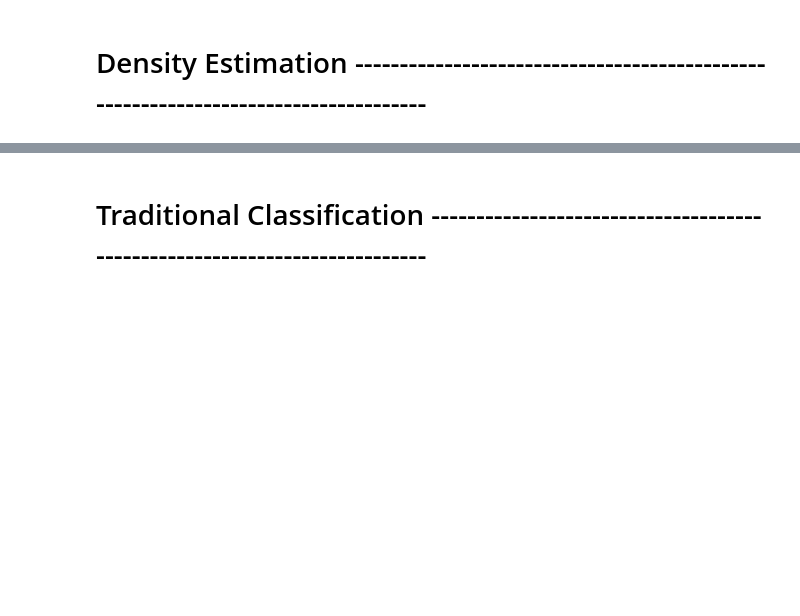
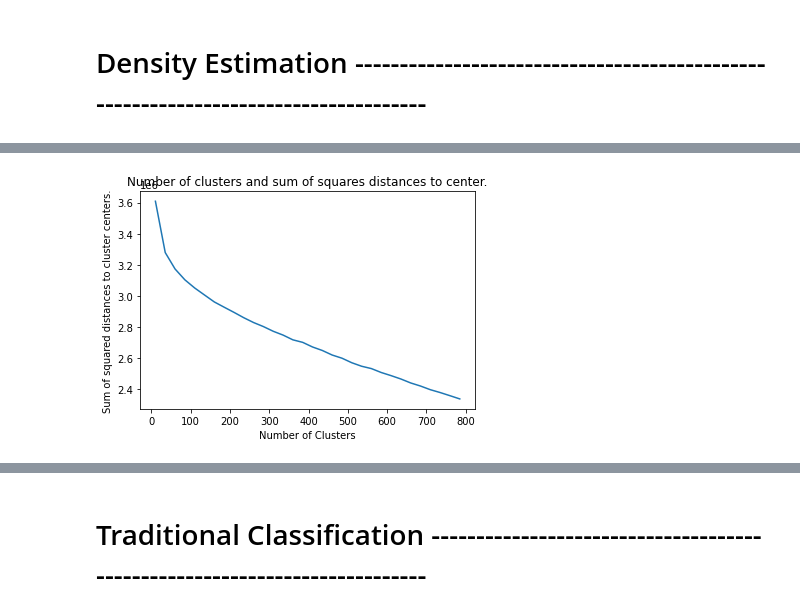
Before and after one commit to joelaniado/ml-bird-classifier, a Jupyter notebook: ml-bird-classifier.ipynb, the cells around one changed output, grey strips where cells are left out. Saved outputs shown, nothing was run; the diff lists cells and outputs as text; code cells hidden in the pictures; blank space fills up the shorter version.

```diff
--- a/ml-bird-classifier.ipynb
+++ b/ml-bird-classifier.ipynb
@@ -124,7 +124,7 @@ np.random.RandomState(seed)
 
 #Declare variables
 train_file, valid_file, test_file = 'data/birds/train/', 'data/birds/valid/', 'data/birds/test/'
-num_species = 8
+num_species = 7
 num_pics_train, num_pics_val, num_pics_test = 840, 5, 5
 size = (64,64)
 
@@ -296,21 +260,19 @@ X_test, y_test = get_Xy(test_pictures)
 #scale_X_train, kpc = dim_reduction_kernelcosine(X_train)
 #scale_X_val = kpc.transform(X_val)
 #scale_X_test = kpc.transform(X_test)
-
-scale_X_train, scale_X_val, scale_X_test = (X_train/255).astype('float32'), (X_val/255).astype('float32'), (X_test/255).astype('float32')
+mean = np.mean(X_train,axis=0)
+scale_X_train, scale_X_val, scale_X_test = ((X_train-mean)/255).astype('float32'), ((X_val-mean)/255).astype('float32'), ((X_test-mean)/255).astype('float32')
 # %%
 print(scale_X_train.shape)
 # %%
 # do not run
-accuracy = []
-cluster = np.arange(175,205,5)
+sum_squares_center = []
+cluster = np.arange(10,800,25)
 
 start = time.time()
 for i in cluster:
-    mapping, model = k_means(seed, i, scale_X_train, y_train)
-    pred = model.predict(scale_X_val)
-    translated_pred = [mapping[i] for i in pred]
-    accuracy.append(accuracy_score(translated_pred, y_test))
+    model = KMeans(n_clusters=i,random_state=seed).fit(scale_X_train)
+    sum_squares_center.append(model.inertia_)
     print('Iteration ' + str(i) + " complete.")
 end = time.time()
 
@@ -318,8 +298,10 @@ print(end-start)
 # %%
-plt.plot(cluster, accuracy)
+plt.plot(cluster, sum_squares_center)
 plt.xlabel('Number of Clusters')
-plt.ylabel('Accuracy')
-plt.title('Model Validation by Number of Clusters')
+plt.ylabel('Sum of squared distances to cluster centers.')
+plt.title('Number of clusters and sum of squares distances to center.')
 plt.savefig('plots/den-est-valid2.jpg')
 plt.show()
+# %% [output]
+[figure, added]
 # %%
```
Also changed, not shown: parts of 13 cells of this notebook, 1 other file.
